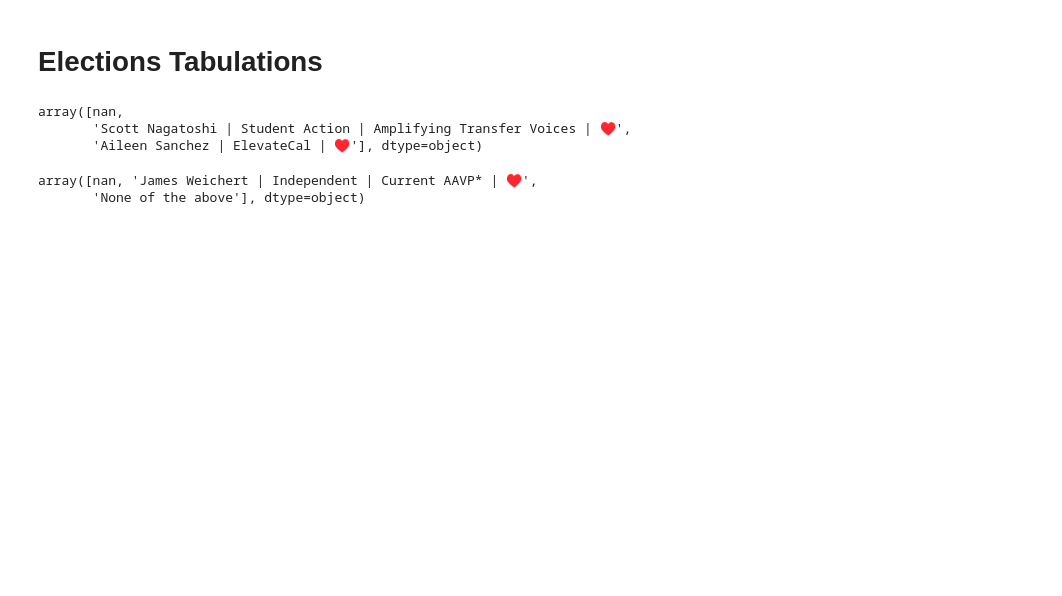
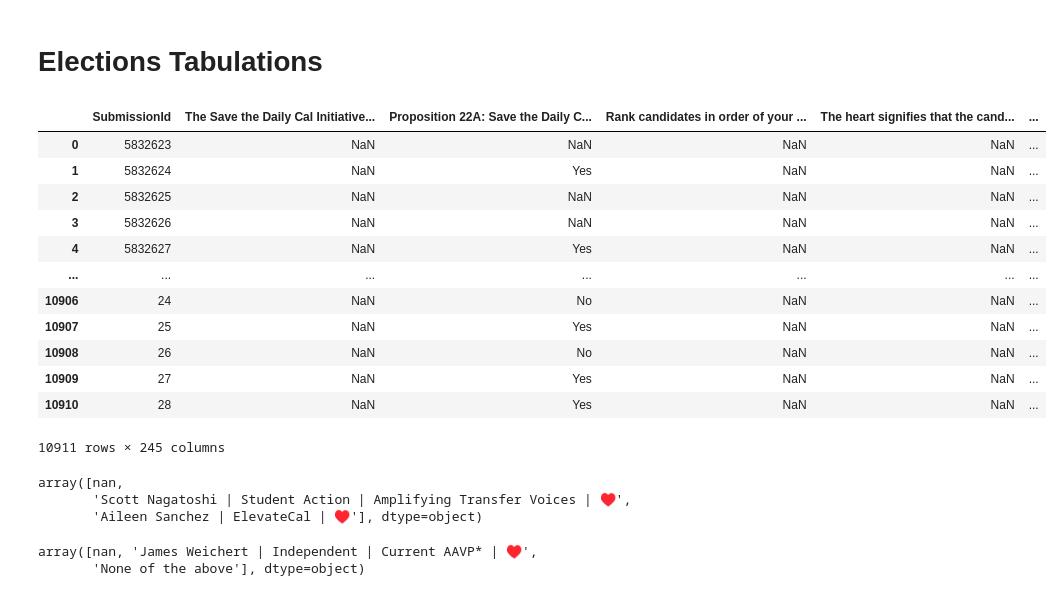
Before and after one commit to asuc-octo/election-software-2023, a Jupyter notebook: src/backend/tabulations_calc.ipynb, the cells around one changed output. Saved outputs shown, nothing was run; the diff lists cells and outputs as text; code cells hidden in the pictures; blank space fills up the shorter version.

```diff
--- a/src/backend/tabulations_calc.ipynb
+++ b/src/backend/tabulations_calc.ipynb
@@ -10,6 +10,23 @@ from collections import OrderedDict
 
 import pyrankvote
 from pyrankvote import Candidate, Ballot
+# %%
+raw_df = pd.read_csv("/Users/saruul/Desktop/Projects/asuc_ballot/src/demo_files/electionresults.csv")
+raw_df
+# %% [output]
+|  | SubmissionId | The Save the Daily Cal Initiative... | Proposition 22A: Save the Daily C... | Rank candidates in order of your ... | The heart signifies that the cand... | ... |
+| 0 | 5832623 | NaN | NaN | NaN | NaN | ... |
+| 1 | 5832624 | NaN | Yes | NaN | NaN | ... |
+| 2 | 5832625 | NaN | NaN | NaN | NaN | ... |
+| 3 | 5832626 | NaN | NaN | NaN | NaN | ... |
+| 4 | 5832627 | NaN | Yes | NaN | NaN | ... |
+| ... | ... | ... | ... | ... | ... | ... |
+| 10906 | 24 | NaN | No | NaN | NaN | ... |
+| 10907 | 25 | NaN | Yes | NaN | NaN | ... |
+| 10908 | 26 | NaN | No | NaN | NaN | ... |
+| 10909 | 27 | NaN | Yes | NaN | NaN | ... |
+| 10910 | 28 | NaN | Yes | NaN | NaN | ... |
+10911 rows × 245 columns
 # %%
 raw_df = pd.read_csv("/Users/saruul/Desktop/Projects/asuc_ballot/2022ElectionResults.csv")
 raw_df_trial = raw_df.replace('\xa0', ' ', regex=True)
```
Also changed, not shown: parts of 8 cells of this notebook, 5 other files.
